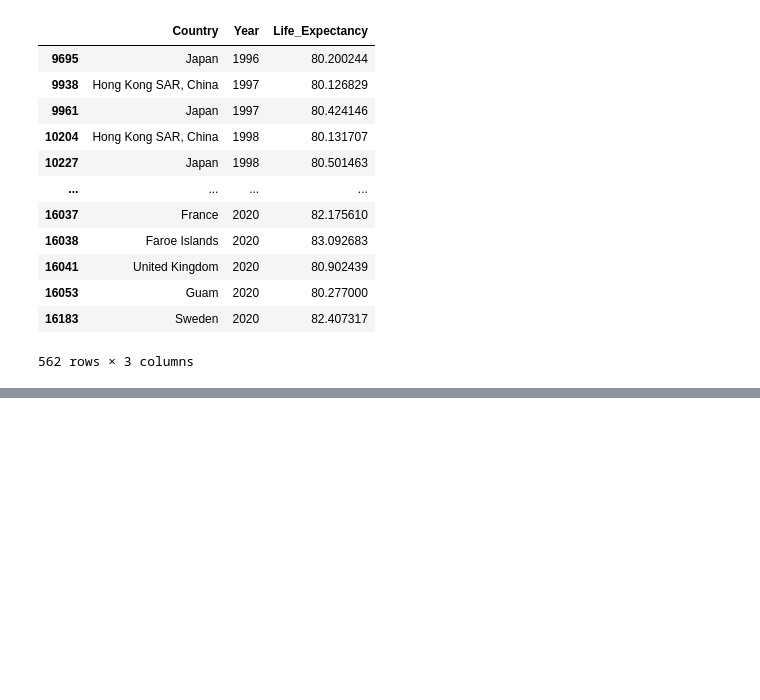
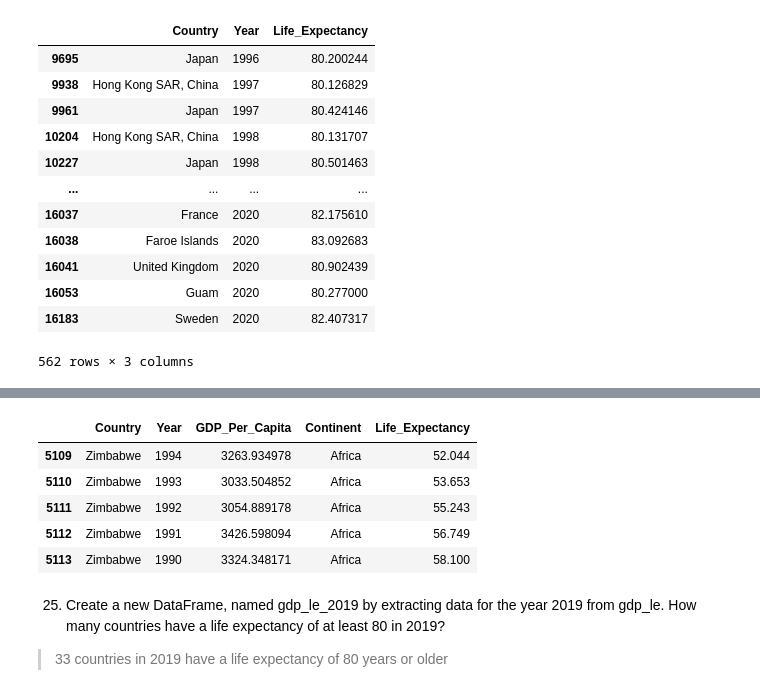
Before and after one commit to tomoumer/un_data_question-tomoumer, a Jupyter notebook: notebooks/UN_Data_Exploration.ipynb, the cells around one changed output, grey strips where cells are left out. Saved outputs shown, nothing was run; the diff lists cells and outputs as text; code cells hidden in the pictures; blank space fills up the shorter version.

```diff
--- a/notebooks/UN_Data_Exploration.ipynb
+++ b/notebooks/UN_Data_Exploration.ipynb
@@ -292,0 +309,13 @@ life_expectancy = (
+# %%
+gdp_le.tail()
+# %% [output]
+|  | Country | Year | GDP_Per_Capita | Continent | Life_Expectancy |
+| 5109 | Zimbabwe | 1994 | 3263.934978 | Africa | 52.044 |
+| 5110 | Zimbabwe | 1993 | 3033.504852 | Africa | 53.653 |
+| 5111 | Zimbabwe | 1992 | 3054.889178 | Africa | 55.243 |
+| 5112 | Zimbabwe | 1991 | 3426.598094 | Africa | 56.749 |
+| 5113 | Zimbabwe | 1990 | 3324.348171 | Africa | 58.100 |
+# %% [markdown]
+25. Create a new DataFrame, named gdp_le_2019 by extracting data for the year 2019 from gdp_le. How many countries have a life expectancy of at least 80 in 2019?
+
+> 33 countries in 2019 have a life expectancy of 80 years or older
```
Also changed, not shown: parts of 11 cells of this notebook.
